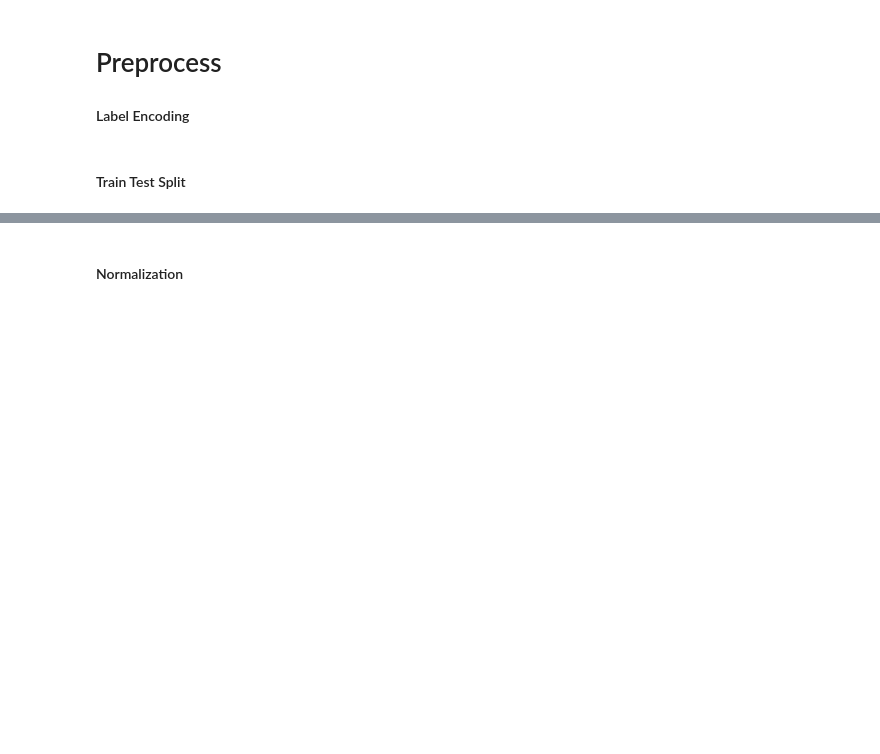
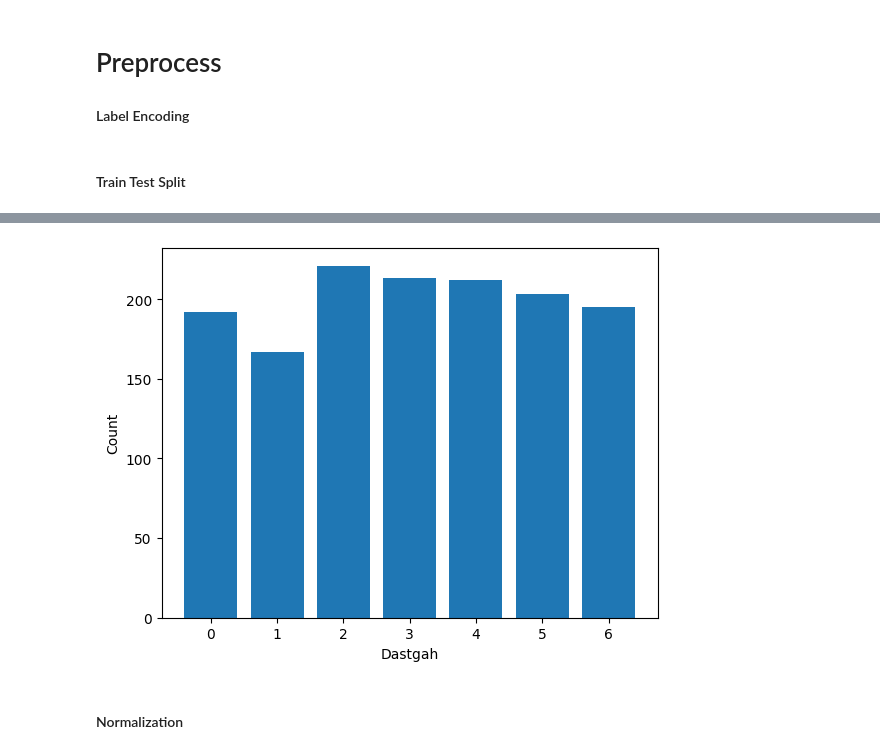
Before and after one commit to AliAkhgari/Iranian-Traditional-Music-Dastgah-Classifier, a Jupyter notebook: MergedLearning.ipynb, the cells around one changed output, grey strips where cells are left out. Cells and saved outputs as stored; diff of their text form; code cells hidden in the pictures; blank space fills up the shorter version.

```diff
--- a/MergedLearning.ipynb
+++ b/MergedLearning.ipynb
@@ -44,3 +61,9 @@ X_train, X_test, y_train, y_test = train_test_split(X, y, test_size=0.25, random
+# %%
+plt.bar(list(Counter(y_test).keys()), list(Counter(y_test).values()))
+plt.xlabel('Dastgah')
+plt.ylabel('Count')
+# %% [output]
+[figure, added]
 # %% [markdown]
 #### Normalization
 # %%
```
Also changed, not shown: parts of 16 cells of this notebook.
